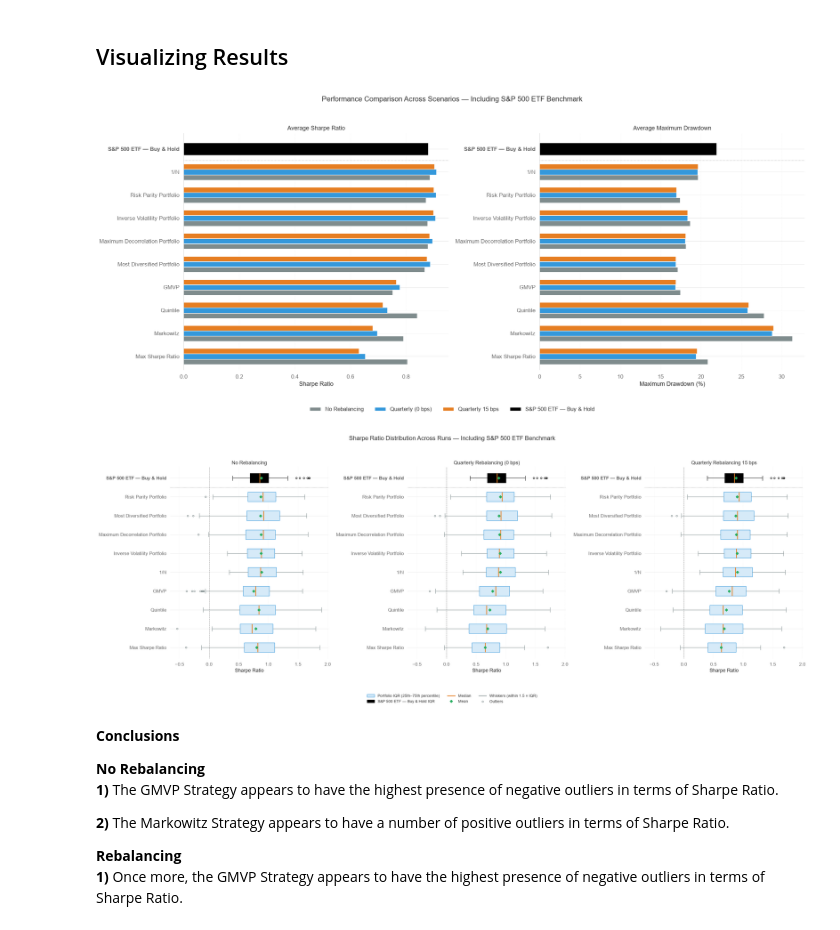
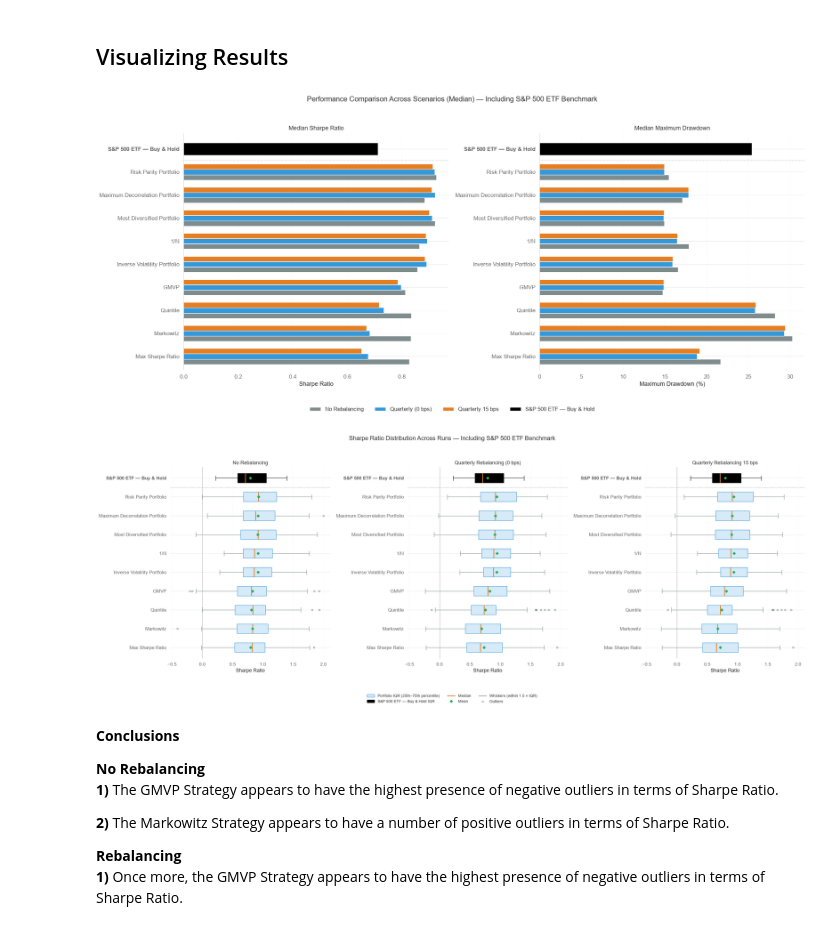
Before and after one commit to christianvanbellen/nova-ims-portfolio-management, a Jupyter notebook: replication/delivered/Backtesting_Implementation.ipynb, the cells around one changed output. Drawn from its saved outputs; the diff is of its cells as text; code cells hidden in the pictures.

```diff
--- a/replication/delivered/Backtesting_Implementation.ipynb
+++ b/replication/delivered/Backtesting_Implementation.ipynb
@@ -14,6 +14,8 @@
 import numpy as np
 import pandas as pd
 import yfinance as yf
+print("yfinance version: ",yf.__version__)
+
 from scipy.optimize import minimize
 import quantstats as qs
 from datetime import datetime
@@ -33,4 +35,5 @@ import quantstats as qs
 #Loading bar
 from tqdm import tqdm
 
-file_path = r"" # <- Add the path to your folder here
+file_path = r"C:\Users\user\Documents\Pós-Graduação (Data Science for Finance NOVA IMS)\Asset Pricing & Portfolio Management\10 assets, 5 year dataset with 3 year testing and 2 year rolling window" # <- Add the path to your folder here
+output_path_data_used = os.path.join(file_path,"Data_Utilized.xlsx")
@@ -119,0 +158,8 @@ Name: Adj Close, Length: 3717, dtype: float64
+# %%
+#Data for Portfolio
+prices=pd.read_excel(output_path_data_used,sheet_name="Data_Portfolio-Adj Closed Price",index_col="Date")
+#Data for S&P500 Index
+prices_SP500=pd.read_excel(output_path_data_used,sheet_name="Data_SP500-Adj Closed Price",index_col="Date")
+
+print(prices.tail(3))
+print(prices_SP500.tail(3))
@@ -1924,15 +2121,15 @@ fee_label = f"Quarterly {FEES * 10000:g} bps"
 benchmark_label = "S&P 500 ETF — Buy & Hold"
 
 sharpe_comparison = pd.DataFrame({
-    "No Rebalancing": metrics_no_rebalancing["Sharpe Ratio"],
-    "Quarterly (0 bps)": metrics_rebalancing_no_fees["Sharpe Ratio"],
-    fee_label: metrics_rebalancing_with_fees["Sharpe Ratio"],
+    "No Rebalancing": metrics_no_rebalancing_median["Sharpe Ratio"],
+    "Quarterly (0 bps)": metrics_rebalancing_no_fees_median["Sharpe Ratio"],
+    fee_label: metrics_rebalancing_with_fees_median["Sharpe Ratio"],
 })
 
 drawdown_comparison = pd.DataFrame({
-    "No Rebalancing": metrics_no_rebalancing["Max Drawdown"],
-    "Quarterly (0 bps)": metrics_rebalancing_no_fees["Max Drawdown"],
-    fee_label: metrics_rebalancing_with_fees["Max Drawdown"],
+    "No Rebalancing": metrics_no_rebalancing_median["Max Drawdown"],
+    "Quarterly (0 bps)": metrics_rebalancing_no_fees_median["Max Drawdown"],
+    fee_label: metrics_rebalancing_with_fees_median["Max Drawdown"],
 })
 
 # Same strategy order in both charts
@@ -1962,14 +2159,14 @@ bar_height = 0.23
 chart_settings = [
     (
         sharpe_comparison,
-        metrics_benchmark["Sharpe Ratio"],
-        "Average Sharpe Ratio",
+        metrics_benchmark_median["Sharpe Ratio"],
+        "Median Sharpe Ratio",
         "Sharpe Ratio",
     ),
     (
         drawdown_comparison,
-        metrics_benchmark["Max Drawdown"] * 100,
-        "Average Maximum Drawdown",
+        metrics_benchmark_median["Max Drawdown"] * 100,
+        "Median Maximum Drawdown",
         "Maximum Drawdown (%)",
     ),
 ]
@@ -2020,35 +2217,35 @@ for ax, (table, benchmark_value, title, xlabel) in zip(
     ax.set_title(title)
     ax.set_xlabel(xlabel)
     ax.set_ylabel("")
 
     ax.axvline(0, color="black", linewidth=0.8)
     ax.grid(axis="x", linestyle="--", alpha=0.3)
     ax.set_axisbelow(True)
 
     # Highlight the ETF's axis label
     ax.get_yticklabels()[-1].set_fontweight("bold")
 
 
 # Shared legend outside the charts
 handles, labels = axes[0].get_legend_handles_labels()
 
 fig.legend(
     handles,
     labels,
     loc="lower center",
     ncol=4,
     frameon=False,
 )
 
 fig.suptitle(
-    "Performance Comparison Across Scenarios — Including S&P 500 ETF Benchmark",
+    "Performance Comparison Across Scenarios (Median) — Including S&P 500 ETF Benchmark",
     fontsize=16,
 )
 
 plt.tight_layout(rect=[0, 0.07, 1, 0.95])
 plt.show()
 # %% [output]
-[figure, old version]
+[figure, new version]
 # %%
 # ============================================================
 # 1. SHARPE RATIOS BY RUN
@@ -2057,9 +2254,7 @@ plt.show()
 def sharpe_by_run(results_dict: dict) -> pd.DataFrame:
     return pd.DataFrame({
         strategy_name: [
-            performance_metrics(run[0])["Sharpe Ratio"]
-            for run in runs
-        ]
+        performance_metrics(run[0], rf=rf)["Sharpe Ratio"] for run in runs]
         for strategy_name, runs in results_dict.items()
     })
 
@@ -2271,7 +2466,7 @@ plt.tight_layout(rect=[0, 0.10, 1, 0.95])
 
 plt.show()
 # %% [output]
-[figure, old version]
+[figure, new version]
 # %% [markdown]
 **Conclusions**
 <br>
```
Also changed, not shown: parts of 15 cells of this notebook, 12 other files.
